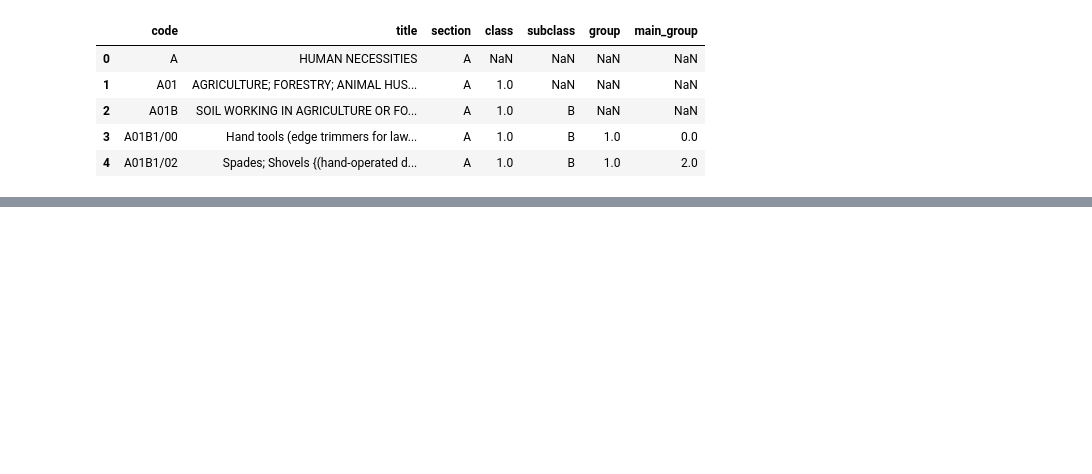
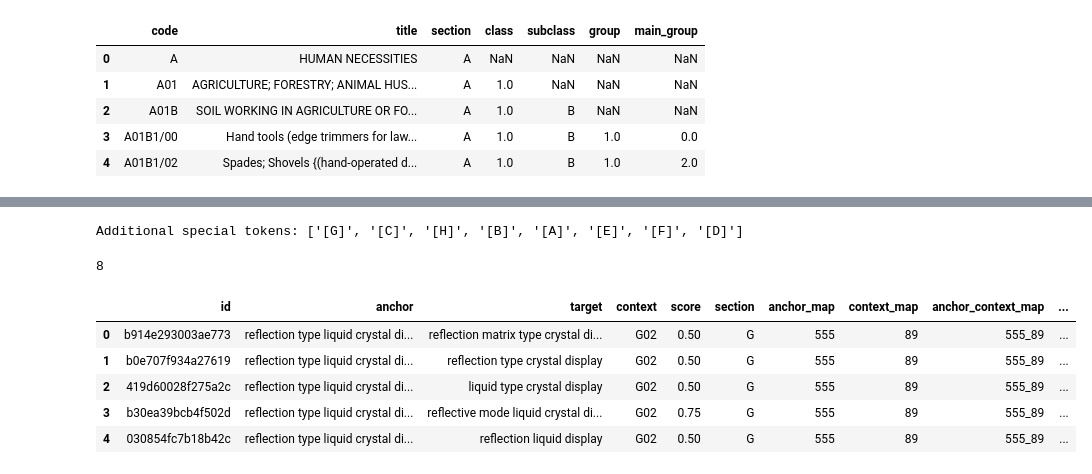
Before and after one commit to bk-anupam/KaggleChallenges, a Jupyter notebook: NLP/PatentPhraseMatching/USPPPM_train_hf.ipynb, the cells around one changed output, grey strips where cells are left out. Drawn from its saved outputs; the diff is of its cells as text; code cells hidden in the pictures; blank space fills up the shorter version.

```diff
--- a/NLP/PatentPhraseMatching/USPPPM_train_hf.ipynb
+++ b/NLP/PatentPhraseMatching/USPPPM_train_hf.ipynb
@@ -179,11 +165,14 @@ if Config.TRAIN_ON_SUBSET:
     df_train = df_train.sample(frac=Config.SUBSET_ROWS_FRAC, random_state=Config.RANDOM_SEED).reset_index(drop=True)
 
 # Since the target column (score) is continuous, we need to create bins out of the target column
-df_train.loc[:, "bins"] = pd.cut(df_train.score, bins=5, labels=[0,1,2,3,4])
-# Now do a stratified k fold on the bins column (which is a categorical column)
-df_train = strat_kfold_dataframe(df_train, target_col_name="bins", num_folds=Config.NUM_FOLDS)
+# df_train.loc[:, "bins"] = pd.cut(df_train.score, bins=5, labels=[0,1,2,3,4])
+# df_train = strat_kfold_dataframe(df_train, target_col_name="bins", num_folds=Config.NUM_FOLDS)
+
+# Now do a stratified group k fold on the bins column (which is a categorical column) and anchor as groups
+df_train = strat_group_kfold_dataframe(df_train, target_col_name="score_map", group_col_name="anchor_context_map", num_folds=Config.NUM_FOLDS)
 # drop the bin column
-df_train = df_train.drop(["bins"], axis=1)
+# df_train = df_train.drop(["bins"], axis=1)
+# df_train = df_train.drop(["anchor_map", "score_map"], axis=1)
 # %%
 # Let us check if the stratification has been done correctly
 # The mean of score column should be similar across folds
@@ -200,3 +212,16 @@ fold_score_mean
+# %%
+# For each anchor, context group (i.e. set of records having same anchor and context values), concatenate the target phrases
+# key is unique anchor_context_map , value is concatenation of target phrases of all records for that unique anchor_context_map
+anc_ctx_targets = {}
+for anchor_context_map in df_train.anchor_context_map.unique():
+    df_train_sub = df_train[df_train.anchor_context_map == anchor_context_map]
+    anchor_context_target_text = ",".join(df_train_sub.target)
+    anc_ctx_targets[anchor_context_map] = anchor_context_target_text
+
+df_train["anchor_context_targets"] = df_train.anchor_context_map.map(anc_ctx_targets)
+df_train["anc_ctx_tgt_len"] = df_train["anchor_context_targets"].apply(lambda text: len(text.split()))
+df_train = df_train.sort_values(by=["anc_ctx_tgt_len"], ascending=False)
+# df_train = df_train[df_train.anchor_context_map == "555_89"]
 # %%
 df_titles.head()
 # %% [output]
@@ -243 +265,23 @@ sep = tokenizer.sep_token
+# %%
+df_train['sectok'] = '[' + df_train.section + ']'
+sectoks = list(df_train.sectok.unique())
+# sep = '[s]'
+# sectoks.append(sep)
+print(f"Additional special tokens: {sectoks}")
+tokenizer.add_special_tokens({'additional_special_tokens': sectoks})
+# %% [output]
+Additional special tokens: ['[G]', '[C]', '[H]', '[B]', '[A]', '[E]', '[F]', '[D]']
+8
+# %%
+sep = " " + tokenizer.sep_token + " "
+df_train["inputs"] = df_train.sectok + sep + df_train.anchor + sep + df_train.target + sep + df_train.title + sep + df_train.anchor_context_targets
+df_train["inputs"] = df_train["inputs"].apply(lambda x: x.lower())
+df_train.head()
+# %% [output]
+|  | id | anchor | target | context | score | section | anchor_map | context_map | anchor_context_map | ... |
+| 0 | b914e293003ae773 | reflection type liquid crystal di... | reflection matrix type crystal di... | G02 | 0.50 | G | 555 | 89 | 555_89 | ... |
+| 1 | b0e707f934a27619 | reflection type liquid crystal di... | reflection type crystal display | G02 | 0.50 | G | 555 | 89 | 555_89 | ... |
+| 2 | 419d60028f275a2c | reflection type liquid crystal di... | liquid type crystal display | G02 | 0.50 | G | 555 | 89 | 555_89 | ... |
+| 3 | b30ea39bcb4f502d | reflection type liquid crystal di... | reflective mode liquid crystal di... | G02 | 0.75 | G | 555 | 89 | 555_89 | ... |
+| 4 | 030854fc7b18b42c | reflection type liquid crystal di... | reflection liquid display | G02 | 0.50 | G | 555 | 89 | 555_89 | ... |
 # %%
```
Also changed, not shown: parts of 32 cells of this notebook, 1 other file.
